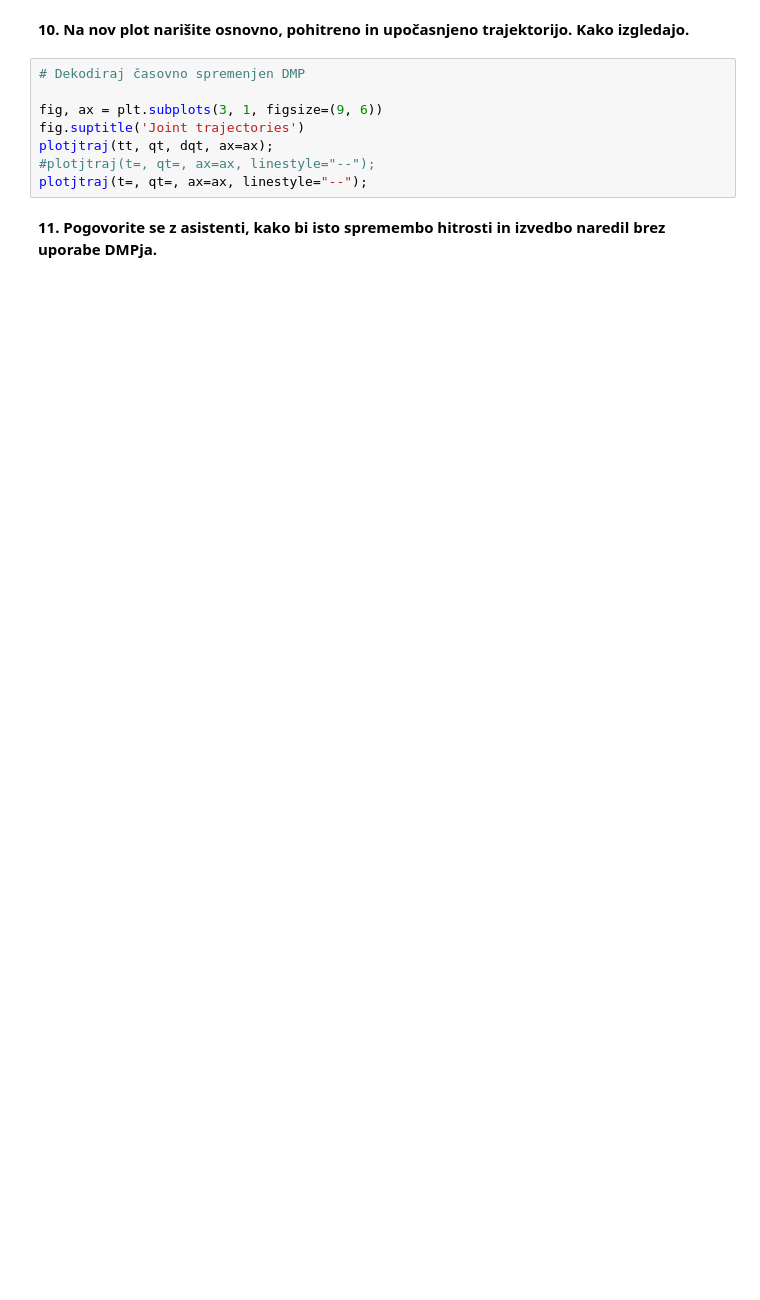
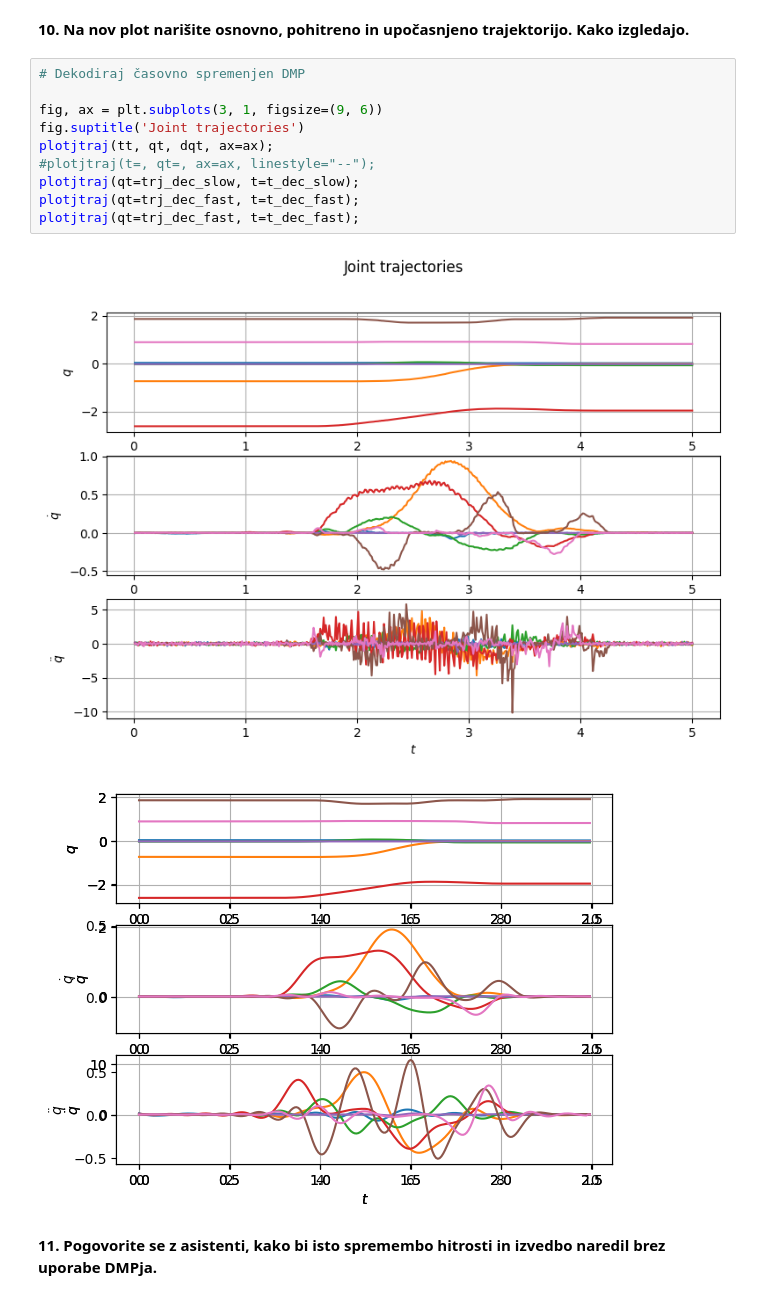
Before and after one commit to Karel122/hri, a Jupyter notebook: vaje_ws/Vaje/Druga vaja.ipynb, the cells around one changed output. Drawn from its saved outputs; the diff is of its cells as text; blank space fills up the shorter version.

```diff
--- a/vaje_ws/Vaje/Druga vaja.ipynb
+++ b/vaje_ws/Vaje/Druga vaja.ipynb
@@ -259,10 +317,15 @@ plt.show()
 # %%
 # Dekodiraj časovno spremenjen DMP
 
 fig, ax = plt.subplots(3, 1, figsize=(9, 6))
 fig.suptitle('Joint trajectories')
 plotjtraj(tt, qt, dqt, ax=ax);
 #plotjtraj(t=, qt=, ax=ax, linestyle="--");
-plotjtraj(t=, qt=, ax=ax, linestyle="--");
+plotjtraj(qt=trj_dec_slow, t=t_dec_slow);
+plotjtraj(qt=trj_dec_fast, t=t_dec_fast);
+plotjtraj(qt=trj_dec_fast, t=t_dec_fast);
+# %% [output]
+[figure, added]
+[figure, added]
 # %% [markdown]
 **11. Pogovorite se z asistenti, kako bi isto spremembo hitrosti in izvedbo naredil brez uporabe DMPja.**
```
Also changed, not shown: parts of 27 cells of this notebook, 44 other files.
